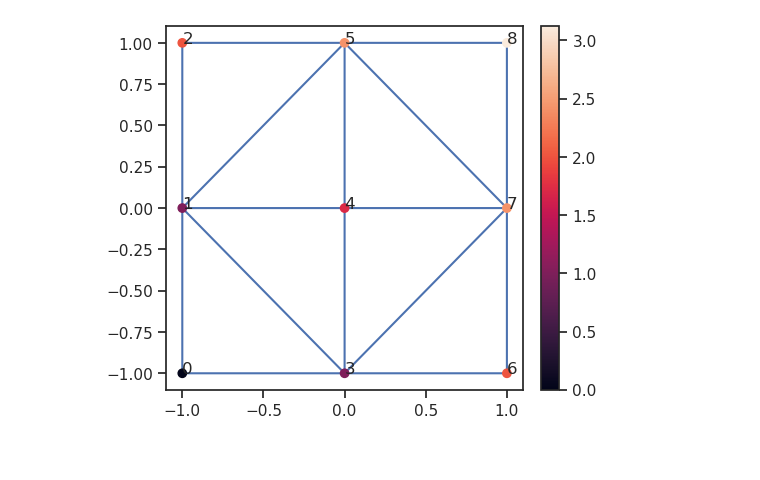
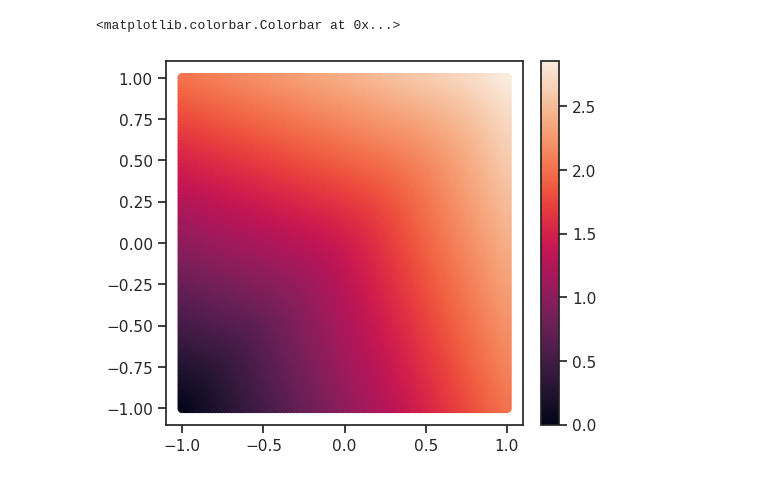
Before and after one commit to UQatKIT/Eikonax, a Jupyter notebook: example.ipynb, the cells around one changed output. Saved outputs shown, nothing was run; the diff lists cells and outputs as text; code cells hidden in the pictures.

```diff
--- a/example.ipynb
+++ b/example.ipynb
@@ -8,10 +8,10 @@ from eikonax import corefunctions, derivator, logging, preprocessing, solver, te
 
 sns.set_theme(style="ticks")
 # %%
-disable_jit = True
+disable_jit = False
 log_compiles = False
 mesh_bounds = (-1, 1)
-num_points = 3
+num_points = 100
 dimension = 2
 
 solver_data = solver.SolverData(
@@ -19,7 +19,6 @@ solver_data = solver.SolverData(
     max_num_iterations=200,
     loop_type="jitted_while",
     max_value=1000,
-    softmin_order=5,
     softminmax_order=10,
     softminmax_cutoff=10,
     log_interval=1,
@@ -45,9 +44,14 @@ mesh_data = corefunctions.MeshData(vertices=vertices, adjacency_data=adjacency_d
 parameter_vector = jnp.ones(simplices.shape[0], dtype=jnp.float32)
 tensor_field_mapping = tensorfield.LinearScalarMap()
 tensor_on_simplex = tensorfield.LinearScalarSimplexTensor(dimension)
-tensor_field = tensorfield.LinearTensorField(
+tensor_field = tensorfield.TensorField(
     simplices.shape[0], tensor_field_mapping, tensor_on_simplex
 )
 logger = logging.Logger(logger_data)
+# %%
+with jax.disable_jit(disable_jit), jax.log_compiles(log_compiles):
+    parameter_field = tensor_field.assemble_field(parameter_vector)
+    eikonal_solver = solver.Solver(mesh_data, solver_data, initial_sites, logger)
+    solution = eikonal_solver.run(parameter_field)
 # %%
 with jax.disable_jit(disable_jit), jax.log_compiles(log_compiles):
@@ -66,9 +66,10 @@ with jax.disable_jit(disable_jit), jax.log_compiles(log_compiles):
 # %%
 fig, ax = plt.subplots(figsize=(5, 4), layout="constrained")
 ax.triplot(vertices[:, 0], vertices[:, 1], simplices)
 scatter_plot = ax.scatter(vertices[:, 0], vertices[:, 1], c=solution.values)
 plt.colorbar(scatter_plot)
-for i, vertex in enumerate(vertices):
-    ax.annotate(i, (vertex[0], vertex[1]))
+#for i, vertex in enumerate(vertices):
+#    ax.annotate(i, (vertex[0], vertex[1]))
 # %% [output]
+<matplotlib.colorbar.Colorbar at 0x...>
-[figure, old version]
+[figure, new version]
```
Also changed, not shown: parts of 1 cell of this notebook, 4 other files.
